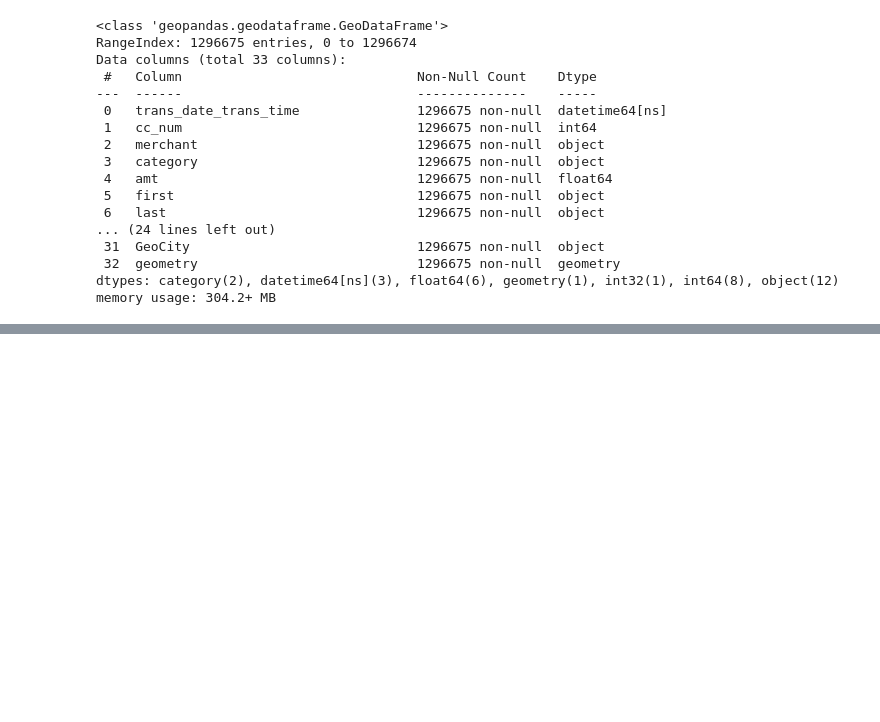
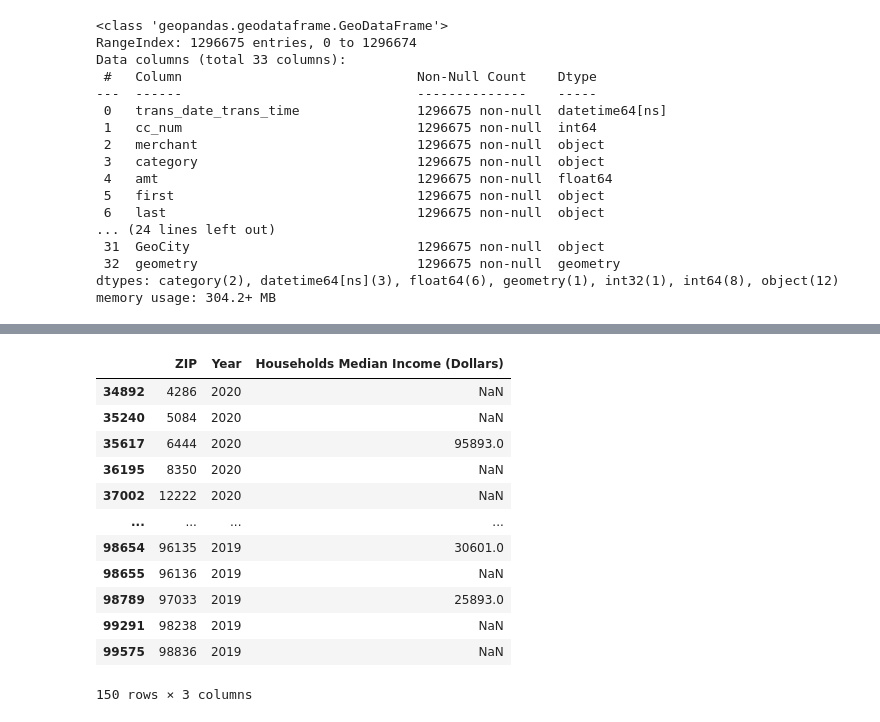
Before and after one commit to KeshavElangoDS/Independent-Study-Fall-2024, a Jupyter notebook: notebooks/DataAnalysis_FraudDetection.ipynb, the cells around one changed output, grey strips where cells are left out. Saved outputs shown, nothing was run; the diff lists cells and outputs as text; code cells hidden in the pictures; blank space fills up the shorter version.

```diff
--- a/notebooks/DataAnalysis_FraudDetection.ipynb
+++ b/notebooks/DataAnalysis_FraudDetection.ipynb
@@ -1096,0 +1240,21 @@ pn.Row(
+# %%
+us_median_income_nan = us_median_income[
+    (us_median_income['ZIP'].isin(list_of_income_na['zip'].unique()))
+    &
+    (us_median_income['Year'].isin([2020, 2019]))
+    ] [['ZIP', 'Year', 'Households Median Income (Dollars)']]
+us_median_income_nan
+# %% [output]
+|  | ZIP | Year | Households Median Income (Dollars) |
+| 34892 | 4286 | 2020 | NaN |
+| 35240 | 5084 | 2020 | NaN |
+| 35617 | 6444 | 2020 | 95893.0 |
+| 36195 | 8350 | 2020 | NaN |
+| 37002 | 12222 | 2020 | NaN |
+| ... | ... | ... | ... |
+| 98654 | 96135 | 2019 | 30601.0 |
+| 98655 | 96136 | 2019 | NaN |
+| 98789 | 97033 | 2019 | 25893.0 |
+| 99291 | 98238 | 2019 | NaN |
+| 99575 | 98836 | 2019 | NaN |
+150 rows × 3 columns
```
Also changed, not shown: parts of 38 cells of this notebook.
